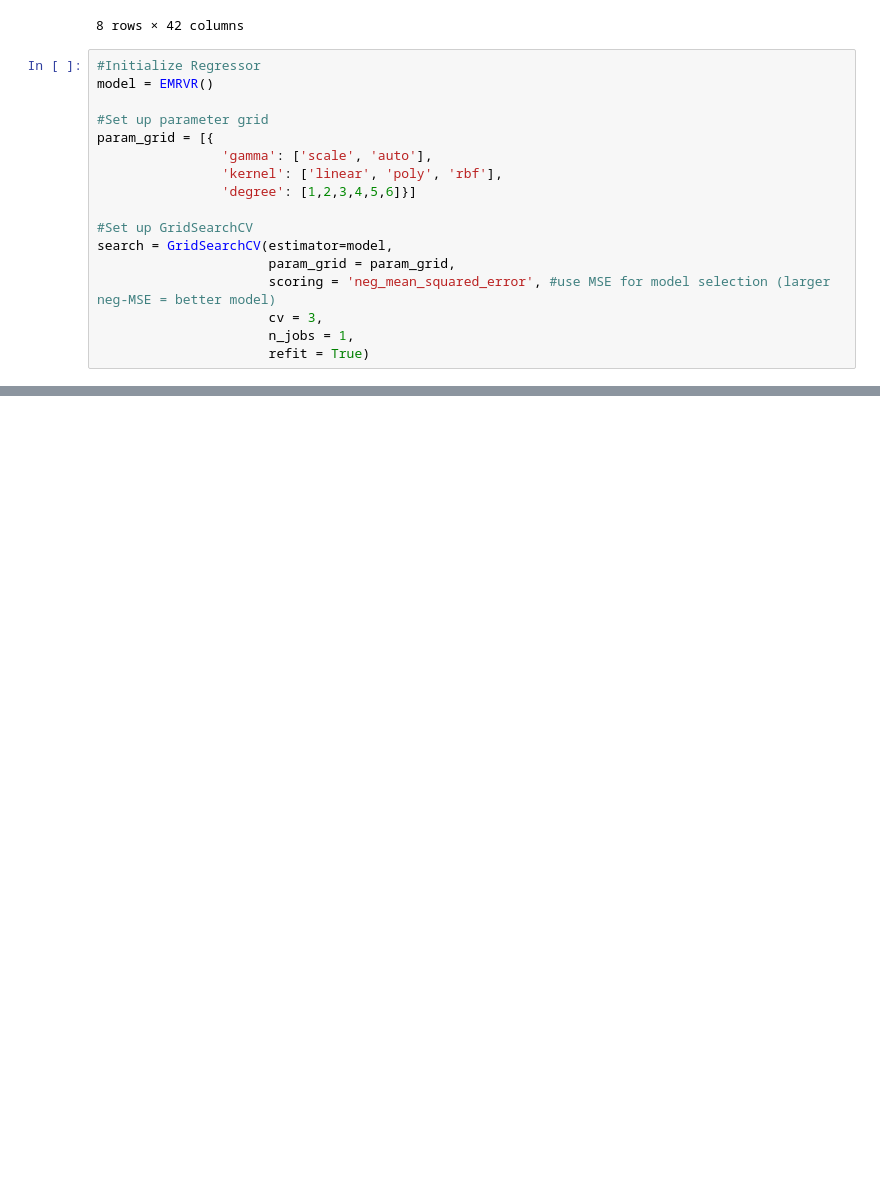
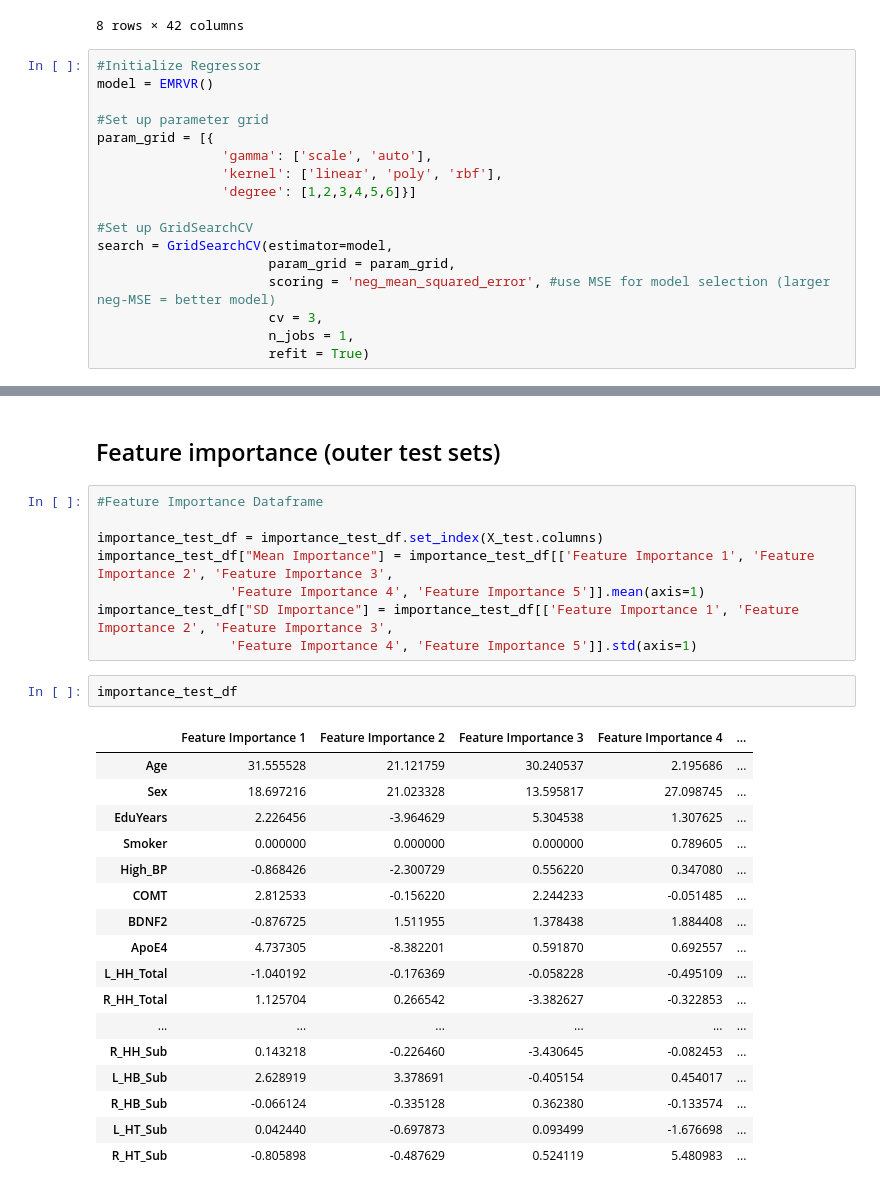
Before and after one commit to kimngan-hoang/CVLT-prediction, a Jupyter notebook: Relevance Vector Regression.ipynb, the cells around one changed output, grey strips where cells are left out. Saved outputs shown, nothing was run; the diff lists cells and outputs as text; blank space fills up the shorter version.

```diff
--- a/Relevance Vector Regression.ipynb
+++ b/Relevance Vector Regression.ipynb
@@ -265,0 +435,30 @@ print('        Correlation %.2f +/- %.2f'% (np.mean(outer_scores_corelation), np
+# %% [markdown]
+## Feature importance (outer test sets)
+# %%
+#Feature Importance Dataframe
+
+importance_test_df = importance_test_df.set_index(X_test.columns)
+importance_test_df["Mean Importance"] = importance_test_df[['Feature Importance 1', 'Feature Importance 2', 'Feature Importance 3',
+                 'Feature Importance 4', 'Feature Importance 5']].mean(axis=1)
+importance_test_df["SD Importance"] = importance_test_df[['Feature Importance 1', 'Feature Importance 2', 'Feature Importance 3',
+                 'Feature Importance 4', 'Feature Importance 5']].std(axis=1)
+# %%
+importance_test_df
+# %% [output]
+|  | Feature Importance 1 | Feature Importance 2 | Feature Importance 3 | Feature Importance 4 | ... |
+| Age | 31.555528 | 21.121759 | 30.240537 | 2.195686 | ... |
+| Sex | 18.697216 | 21.023328 | 13.595817 | 27.098745 | ... |
+| EduYears | 2.226456 | -3.964629 | 5.304538 | 1.307625 | ... |
+| Smoker | 0.000000 | 0.000000 | 0.000000 | 0.789605 | ... |
+| High_BP | -0.868426 | -2.300729 | 0.556220 | 0.347080 | ... |
+| COMT | 2.812533 | -0.156220 | 2.244233 | -0.051485 | ... |
+| BDNF2 | -0.876725 | 1.511955 | 1.378438 | 1.884408 | ... |
+| ApoE4 | 4.737305 | -8.382201 | 0.591870 | 0.692557 | ... |
+| L_HH_Total | -1.040192 | -0.176369 | -0.058228 | -0.495109 | ... |
+| R_HH_Total | 1.125704 | 0.266542 | -3.382627 | -0.322853 | ... |
+| ... | ... | ... | ... | ... | ... |
+| R_HH_Sub | 0.143218 | -0.226460 | -3.430645 | -0.082453 | ... |
+| L_HB_Sub | 2.628919 | 3.378691 | -0.405154 | 0.454017 | ... |
+| R_HB_Sub | -0.066124 | -0.335128 | 0.362380 | -0.133574 | ... |
+| L_HT_Sub | 0.042440 | -0.697873 | 0.093499 | -1.676698 | ... |
+| R_HT_Sub | -0.805898 | -0.487629 | 0.524119 | 5.480983 | ... |
```
Also changed, not shown: parts of 18 cells of this notebook, 1 other file.
